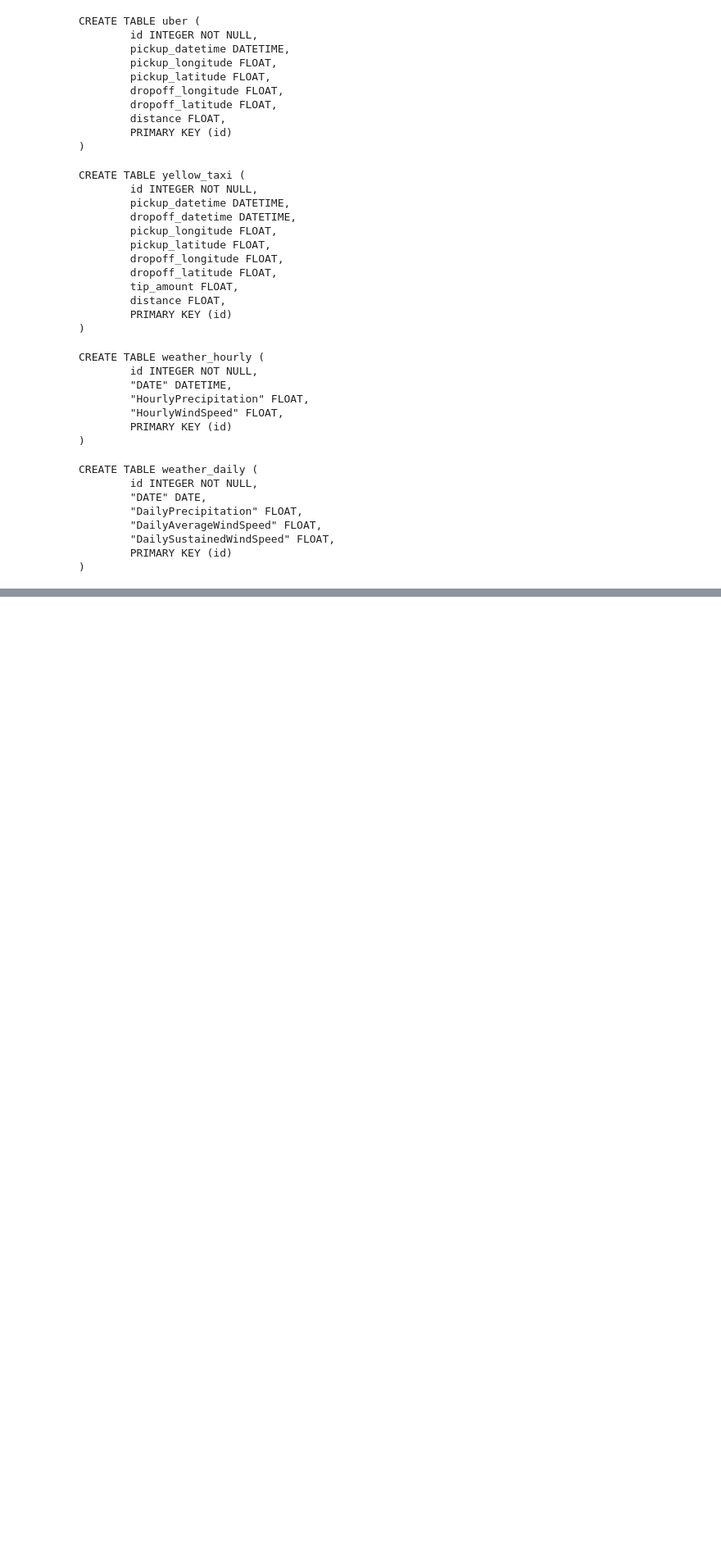
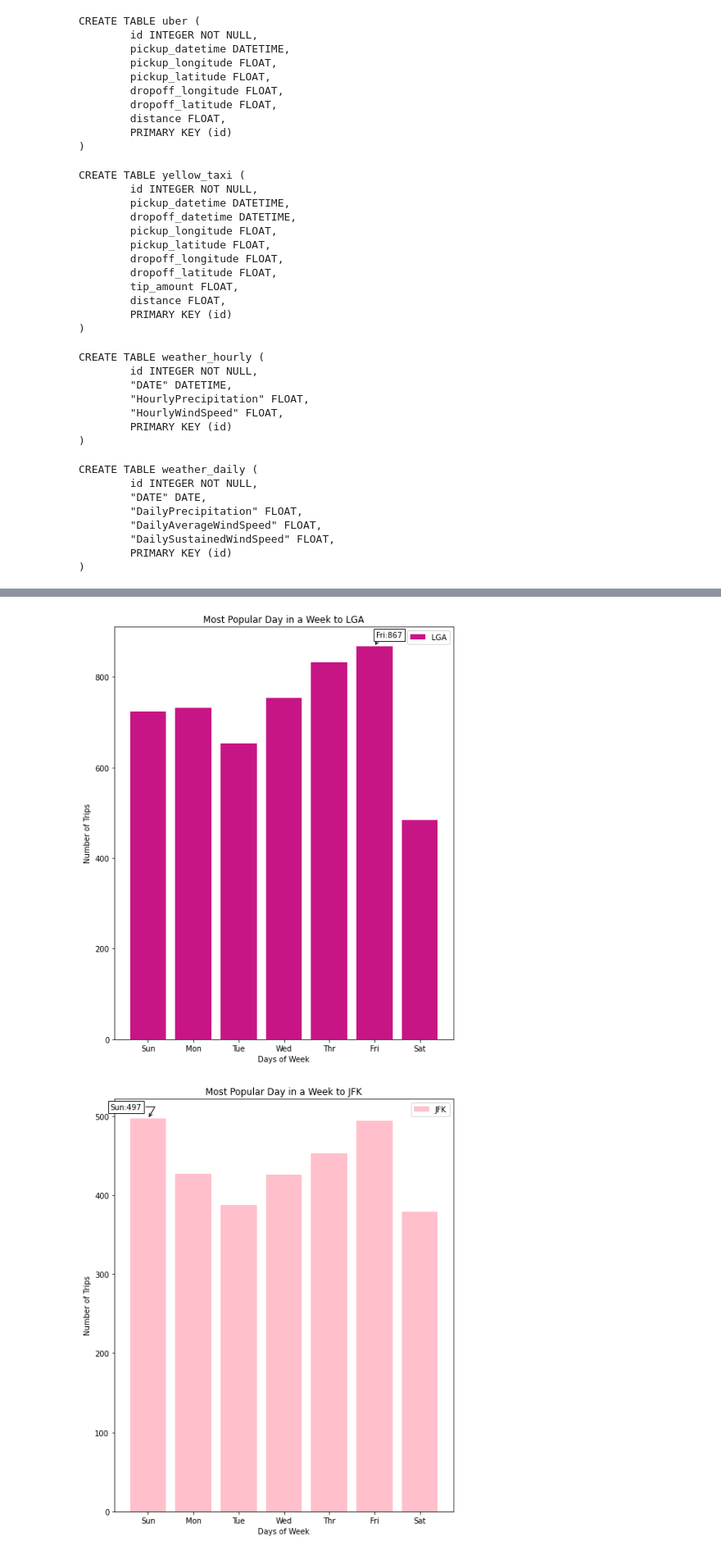
Before and after one commit to JiayiNi1/Final_Project, a Jupyter notebook: Final_Project.ipynb, the cells around one changed output, grey strips where cells are left out. Shown: that part at 82% size. Drawn from its saved outputs; the diff is of its cells as text; code cells hidden in the pictures; blank space fills up the shorter version.

```diff
--- a/Final_Project.ipynb
+++ b/Final_Project.ipynb
@@ -453,0 +852,60 @@ CREATE TABLE weather_daily (
+# %%
+# use a more descriptive name for your function
+def airports_dropoffs_day_of_week(dataframe):
+    #LGA
+    LGA_long1 = -73.887005
+    LGA_long2 = -73.853016
+    LGA_lat1 = 40.764917
+    LGA_lat2 = 40.785976
+
+    #JFK
+    JFK_long1 = -73.818959
+    JFK_long2 = -73.741711
+    JFK_lat1 = 40.617839
+    JFK_lat2 = 40.666034
+
+    #EWR
+    EWR_long1 = -74.193614
+    EWR_long2 = -74.151385
+    EWR_lat1 = 40.670644
+    EWR_lat2 = 40.708391
+
+    def airport_box_dropoff(dataframe,long1,long2,lat1,lat2,airport,col,pos):
+        df = dataframe.copy()
+        df = df[(df["dropoff_longitude"]>=long1) & (df["dropoff_longitude"]<=long2)]
+        df = df[(df["dropoff_latitude"]>=lat1) & (df["dropoff_latitude"]<=lat2)]
+
+        df["day_of_week"] = df["pickup_datetime"].apply(lambda x: datetime.datetime.strftime(x,"%w"))
+        values = df.groupby("day_of_week").count().pickup_datetime
+
+
+        figure, axes = plt.subplots(figsize=(8, 10))
+        x = ["Sun","Mon","Tue","Wed","Thr","Fri","Sat"]
+        plt.bar(x,values,color=col,label=f"{airport}")
+        plt.xticks(x)
+        plt.xlabel("Days of Week")
+        plt.ylabel("Number of Trips")
+        plt.legend()
+
+        # add an annotation of the maximum value
+        xmax = x[np.argmax(values)]
+        ymax = values.max()
+
+        text= "{}:{}".format(xmax, ymax)
+        ax=plt.gca()
+        bbox_props = dict(boxstyle="square,pad=0.3", fc="w", ec="k", lw=0.9)
+        arrowprops=dict(arrowstyle="->",connectionstyle="angle,angleA=0,angleB=60")
+        kw = dict(xycoords='data',textcoords="axes fraction",
+                  arrowprops=arrowprops, bbox=bbox_props, ha="right", va="top")
+        ax.annotate(text, xy=(xmax, ymax), xytext=pos, **kw)
+
+        plt.title(f"Most Popular Day in a Week to {airport}")
+
+    airport_box_dropoff(dataframe,LGA_long1,LGA_long2,LGA_lat1,LGA_lat2,"LGA","mediumvioletred",(0.85,0.99))
+    airport_box_dropoff(dataframe,JFK_long1,JFK_long2,JFK_lat1,JFK_lat2,"JFK","pink",(0.08,0.99))
+    airport_box_dropoff(dataframe,EWR_long1,EWR_long2,EWR_lat1,EWR_lat2,"EWR","plum",(0.08,0.99))
+
+airports_dropoffs_day_of_week(trip_total)
+# %% [output]
+[figure, added]
+[figure, added]
```
Also changed, not shown: parts of 58 cells of this notebook, 6 other files.
